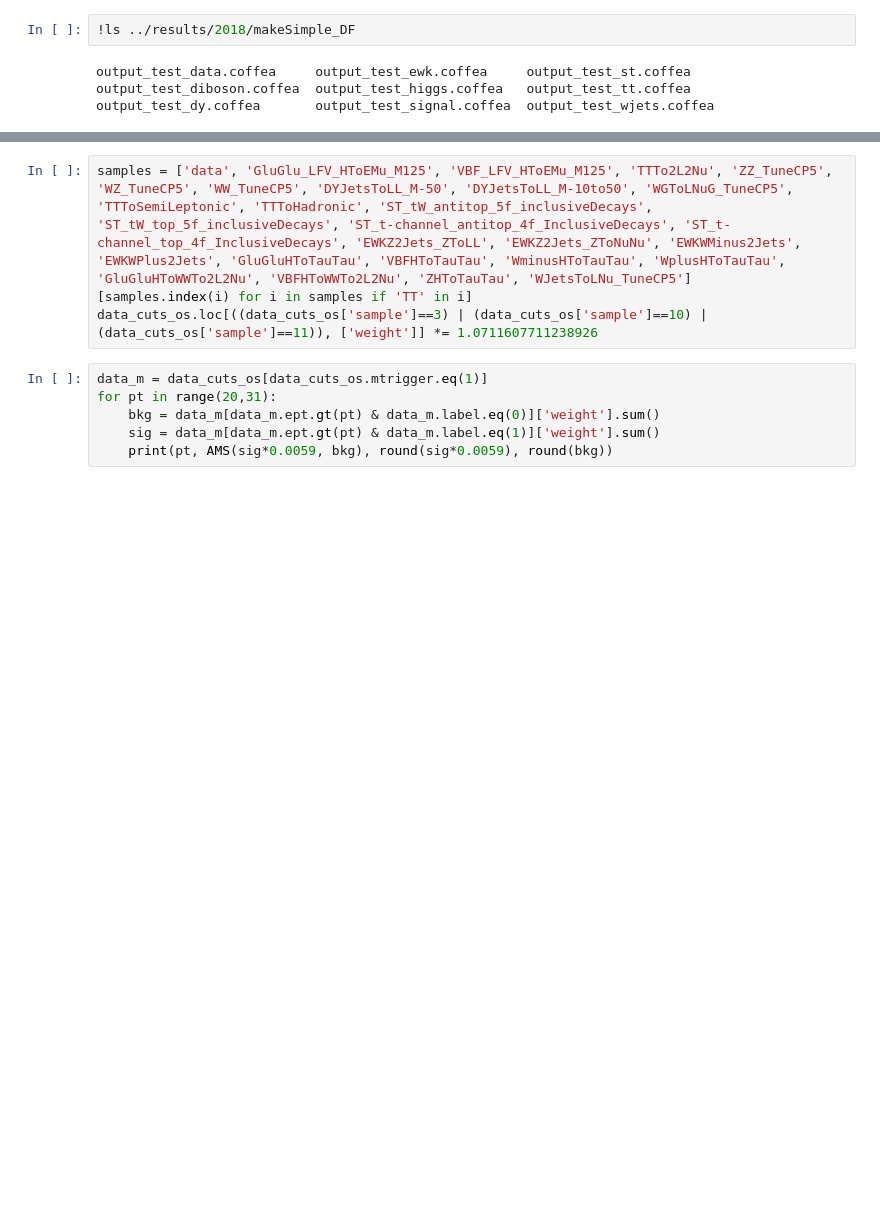
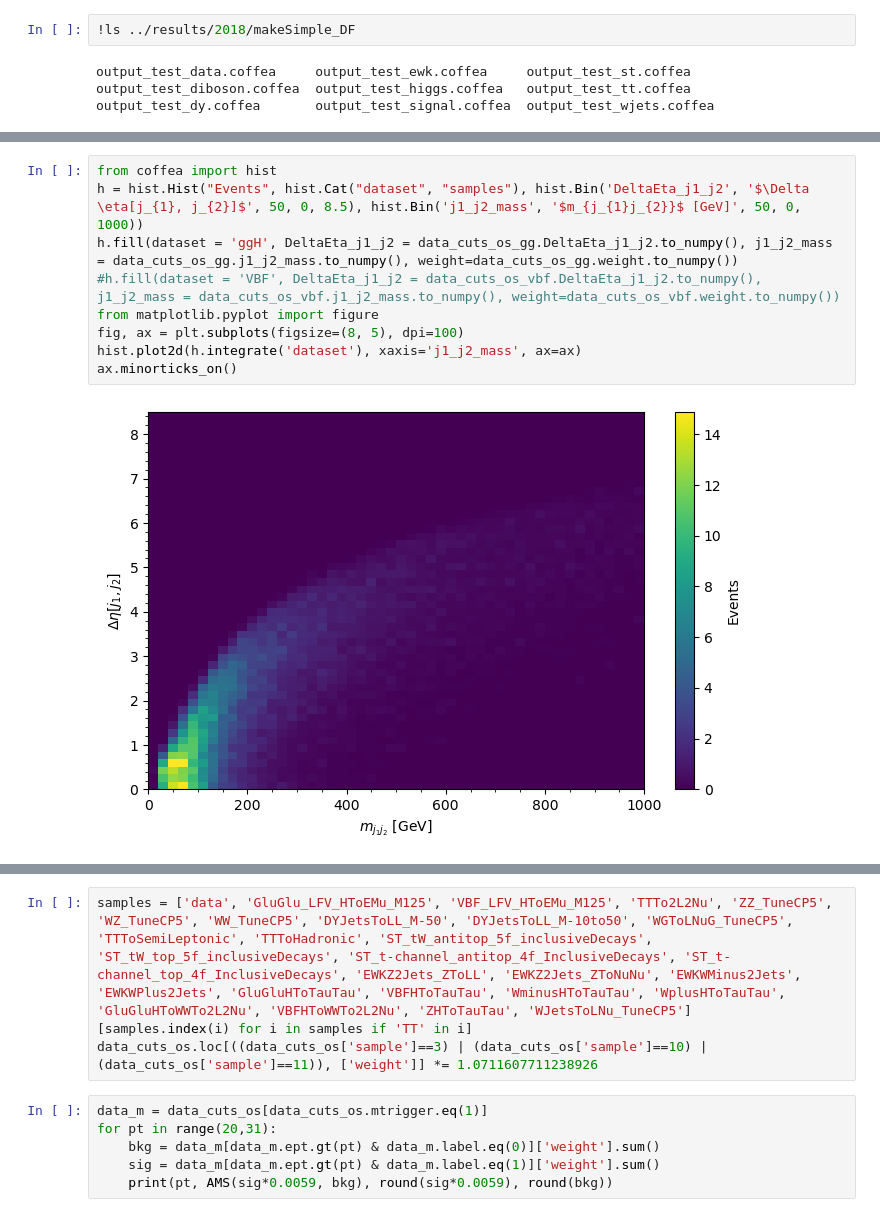
Before and after one commit to kawaho/Flavour-Violating-Coffea, a Jupyter notebook: notebooks/CutOp.ipynb, the cells around one changed output, grey strips where cells are left out. Cells and saved outputs as stored; diff of their text form; blank space fills up the shorter version.

```diff
--- a/notebooks/CutOp.ipynb
+++ b/notebooks/CutOp.ipynb
@@ -40,0 +112,11 @@ Processing 2018
+# %%
+from coffea import hist
+h = hist.Hist("Events", hist.Cat("dataset", "samples"), hist.Bin('DeltaEta_j1_j2', '$\Delta \eta[j_{1}, j_{2}]$', 50, 0, 8.5), hist.Bin('j1_j2_mass', '$m_{j_{1}j_{2}}$ [GeV]', 50, 0, 1000))
+h.fill(dataset = 'ggH', DeltaEta_j1_j2 = data_cuts_os_gg.DeltaEta_j1_j2.to_numpy(), j1_j2_mass = data_cuts_os_gg.j1_j2_mass.to_numpy(), weight=data_cuts_os_gg.weight.to_numpy())
+#h.fill(dataset = 'VBF', DeltaEta_j1_j2 = data_cuts_os_vbf.DeltaEta_j1_j2.to_numpy(), j1_j2_mass = data_cuts_os_vbf.j1_j2_mass.to_numpy(), weight=data_cuts_os_vbf.weight.to_numpy())
+from matplotlib.pyplot import figure
+fig, ax = plt.subplots(figsize=(8, 5), dpi=100)
+hist.plot2d(h.integrate('dataset'), xaxis='j1_j2_mass', ax=ax)
+ax.minorticks_on()
+# %% [output]
+[figure, added]
```
Also changed, not shown: parts of 13 cells of this notebook, 12 other files.
